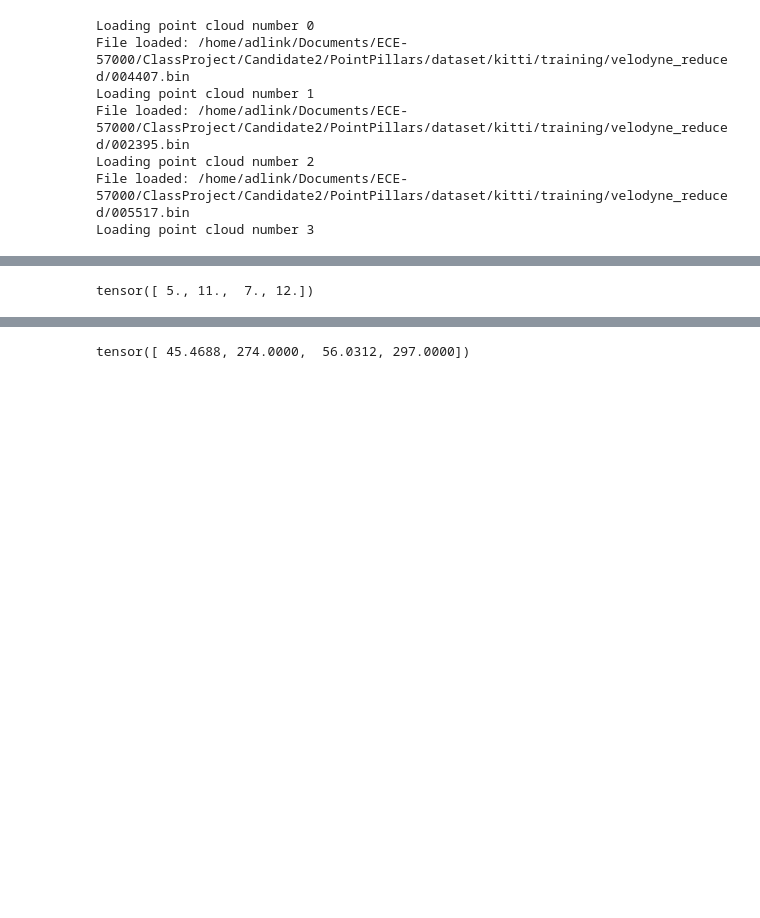
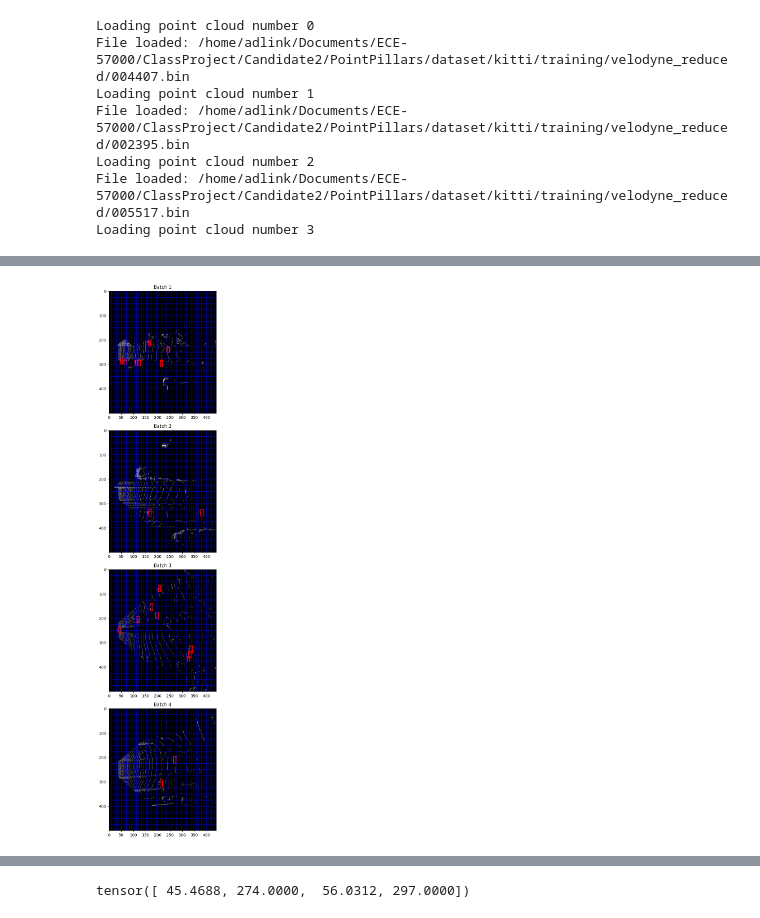
Before and after one commit to YouBotica/PointPillars, a Jupyter notebook: Implementation/PointPillarsNotebook.ipynb, the cells around one changed output, grey strips where cells are left out. Drawn from its saved outputs; the diff is of its cells as text; code cells hidden in the pictures; blank space fills up the shorter version.

Commit message:
Got potential classification targets

```diff
--- a/Implementation/PointPillarsNotebook.ipynb
+++ b/Implementation/PointPillarsNotebook.ipynb
@@ -255,4 +142,76 @@ visualize_batch_bounding_boxes(feature_maps=pseudo_images, boxes_tensor=gt_boxes
-# %%
-roi_indices[0,1,:]
-# %% [output]
-tensor([ 5., 11.,  7., 12.])
+# %%
+def get_classification_targets(iou_tensor, feature_map_size, background_lower_threshold=0.05, background_upper_threshold=0.25):
+    """
+    Generates classification targets based on IoU thresholds for each anchor.
+
+    Parameters:
+    iou_tensor -- tensor of IoU values, shape (batch_size, n_boxes, num_anchors_x, num_anchors_y)
+    feature_map_size -- size of the feature map grid (H, W)
+    foreground_threshold -- IoU threshold to consider an anchor as a positive match (foreground)
+    background_lower_threshold -- lower IoU threshold for considering an anchor as a negative match (background)
+    background_upper_threshold -- upper IoU threshold for considering an anchor as a negative match (background)
+
+    Returns:
+    A dictionary with keys as batch indices and values as lists of (box_index, feature_map_x_index, feature_map_y_index, class_label)
+    """
+    batch_size, n_boxes, num_anchors_x, num_anchors_y = iou_tensor.shape
+    feature_map_h, feature_map_w = feature_map_size
+    scale_x = feature_map_w / num_anchors_x
+    scale_y = feature_map_h / num_anchors_y
+    classification_targets = {batch_idx: [] for batch_idx in range(batch_size)}
+
+    for batch_idx in range(batch_size):
+        for box_idx in range(n_boxes):
+            for anchor_x_idx in range(num_anchors_x):
+                for anchor_y_idx in range(num_anchors_y):
+                    iou_value = iou_tensor[batch_idx, box_idx, anchor_x_idx, anchor_y_idx]
+
+                    feature_map_x_idx = int(anchor_x_idx * scale_x)
+                    feature_map_y_idx = int(anchor_y_idx * scale_y)
+
+                    # Classify as foreground or background based on IoU thresholds
+                    #if iou_value >= foreground_threshold:
+                        # Foreground target
+                    #    class_label = 1
+                    #    classification_targets[batch_idx].append((box_idx, feature_map_x_idx, feature_map_y_idx, class_label))
+                    if background_lower_threshold <= iou_value < background_upper_threshold:
+                        # Background target
+                        class_label = 0
+                        classification_targets[batch_idx].append((box_idx, feature_map_x_idx, feature_map_y_idx, class_label))
+
+    return classification_targets
+
+
+
+# Ground truth tensor of size (bs, n_boxes, 4)
+gt_boxes_tensor = create_boxes_tensor(batched_labels, attributes_idx)
+
+#TODO: Uncomment Me!
+#anchors_list = []
+#roi_boxes_tensor = anchor.generate_ROI_boxes(gt_boxes_tensor=gt_boxes_tensor,
+#            scale_factor=SCALE_FACTOR) # Size (bs, n_obj, (x_min, y_min, x_mx, y_max)) (4, 8,4)
+
+
+# Get the roi indices:
+roi_indices = anchor.get_ROI_indices(gt_boxes_tensor=gt_boxes_tensor, scale_factor=1.5,
+            feature_map_size=(H,W))
+
+
+# Get IoU tensor and regression targets:
+iou_tensor = anchor.calculate_batch_iou(gt_boxes_tensor)
+'''IoU tensor (batch_size, n_boxes, num_anchors_x, num_anchors_y)'''
+
+regression_targets = anchor.get_regression_targets(iou_tensor, (H, W), threshold=0.5)
+'''A dictionary with keys as batch indices and values as lists of
+(box_index, feature_map_x_index, feature_map_y_index'''
+
+classification_targets = get_classification_targets(iou_tensor=iou_tensor, feature_map_size=(H,W),
+                            background_lower_threshold=0.05, background_upper_threshold=0.25)
+'''A dictionary with keys as batch indices and values as lists of (box_index,
+feature_map_x_index, feature_map_y_index, class_label)'''
+
+
+visualize_batch_bounding_boxes(feature_maps=pseudo_images, boxes_tensor=gt_boxes_tensor,
+                               attributes_idx=attributes_idx, visz_anchor=True, anchor=anchor)
+# %% [output]
+[figure, added]
```
Also changed, not shown: parts of 3 cells of this notebook, 1 other file.
